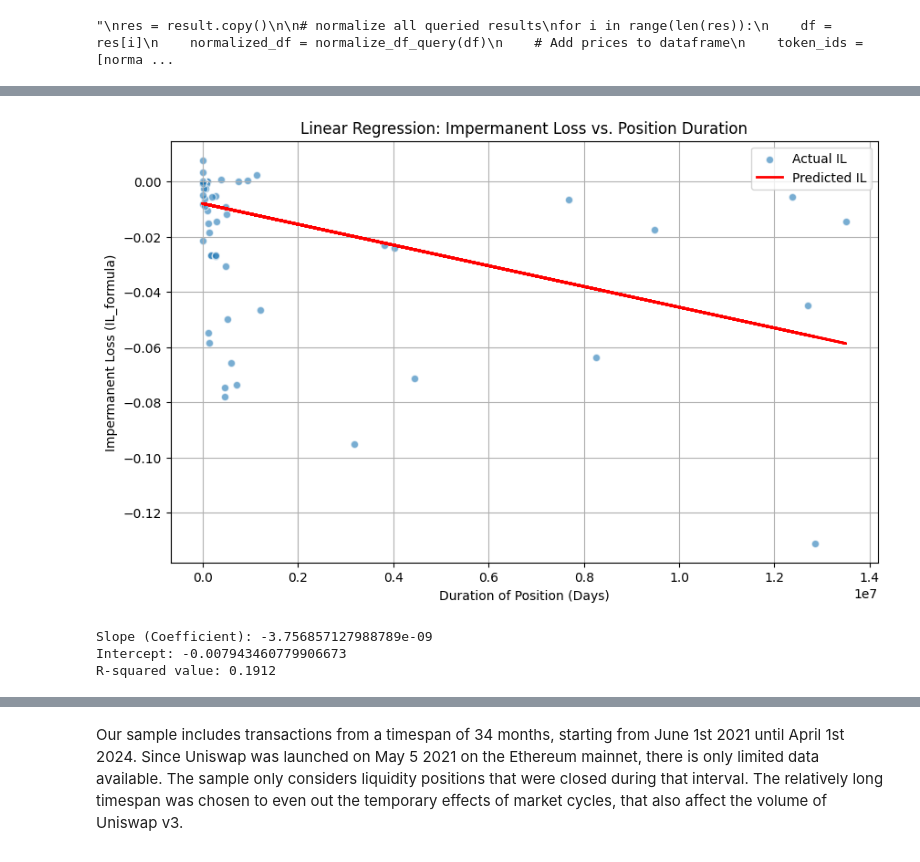
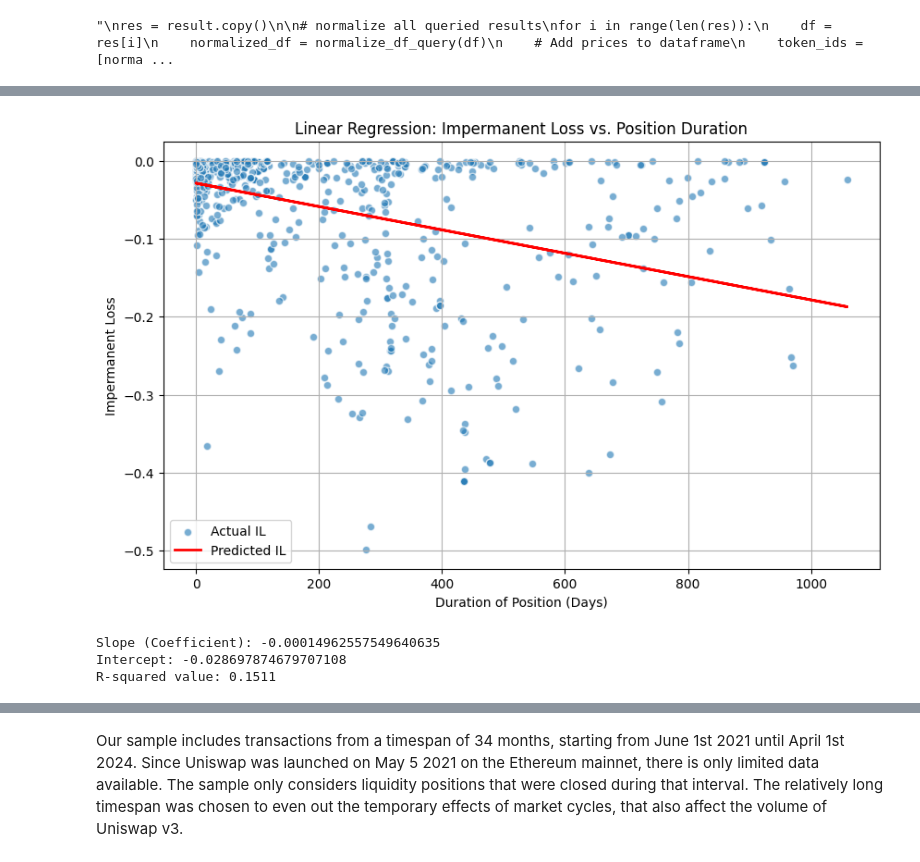
Before and after one commit to Thanos002/IL_Measurement, a Jupyter notebook: IL_Data_Extraction.ipynb, the cells around one changed output, grey strips where cells are left out. Cells and saved outputs as stored; diff of their text form; code cells hidden in the pictures.

```diff
--- a/IL_Data_Extraction.ipynb
+++ b/IL_Data_Extraction.ipynb
@@ -674,6 +737,6 @@ for i in range(len(res)):
 # %% [output]
 "\nres = result.copy()\n\n# normalize all queried results\nfor i in range(len(res)):\n    df = res[i]\n    normalized_df = normalize_df_query(df)\n    # Add prices to dataframe\n    token_ids = [norma ...
 # %%
-shortened_pools = {key: value.head(10) for key, value in pool_id_database.items()}
+shortened_pools = {key: value.head(100) for key, value in pool_id_database.items()}
 print(shortened_pools)
 # %% [output]
@@ -870,0 +1194,26 @@ plt.show()
+# %%
+risky_combined_df['weightedDurationDays'] = risky_combined_df['weightedDurationSeconds'] / (3600 * 24)
+
+less_than_1_day = risky_combined_df[risky_combined_df['weightedDurationDays'] < 1]
+between_2_and_28_days = risky_combined_df[(risky_combined_df['weightedDurationDays'] >= 2) & (risky_combined_df['weightedDurationDays'] <= 28)]
+more_than_28_days = risky_combined_df[risky_combined_df['weightedDurationDays'] > 28]
+
+fig, axes = plt.subplots(nrows=1, ncols=3, figsize=(18, 6))
+
+axes[0].hist(less_than_1_day['IL_final'], bins=30, color='blue', alpha=0.7, density=True, range=(-0.5, 0))
+axes[0].set_title('Duration < 1 Day')
+axes[0].set_xlabel('IL (%)')
+axes[0].set_ylabel('Proability Density')
+
+axes[1].hist(between_2_and_28_days['IL_final'], bins=30, color='green', alpha=0.7, density=True, range=(-0.5, 0))
+axes[1].set_title('Duration 2 to 28 Days')
+axes[1].set_xlabel('IL (%')
+axes[1].set_ylabel('Proability Density')
+
+axes[2].hist(more_than_28_days['IL_final'], bins=30, color='red', alpha=0.7, density=True, range=(-0.5, 0))
+axes[2].set_title('Duration > 28 Days')
+axes[2].set_xlabel('IL (%)')
+axes[2].set_ylabel('Proability Density')
+
+plt.tight_layout()
+plt.show()
@@ -871,36 +1259,30 @@ plt.show()
 # %%
 from sklearn.linear_model import LinearRegression
 
-# Prepare the features (X) and the target (y)
-X = combined_df[['weightedDurationSeconds']]  # features need to be 2D for sklearn
-y = combined_df['IL_final']  # target
+X = risky_combined_df[['weightedDurationDays']]  # features need to be 2D
+y = risky_combined_df['IL_initial']
 
-# Create a linear regression model
 model = LinearRegression()
 model.fit(X, y)
+risky_combined_df['predicted_IL'] = model.predict(X)
 
-# Make predictions
-combined_df['predicted_IL'] = model.predict(X)
-
-# Plotting
 plt.figure(figsize=(10, 6))
 plt.scatter(X, y, alpha=0.6, edgecolors='w', label='Actual IL')
-plt.plot(X, combined_df['predicted_IL'], color='red', linewidth=2, label='Predicted IL')
+plt.plot(X, risky_combined_df['predicted_IL'], color='red', linewidth=2, label='Predicted IL')
 plt.title('Linear Regression: Impermanent Loss vs. Position Duration')
 plt.xlabel('Duration of Position (Days)')
-plt.ylabel('Impermanent Loss (IL_formula)')
+plt.ylabel('Impermanent Loss')
 plt.legend()
 plt.grid(True)
 plt.show()
 
-# Print the coefficients
 print("Slope (Coefficient):", model.coef_[0])
 print("Intercept:", model.intercept_)
 
 r_squared = model.score(X, y)
 print(f'R-squared value: {r_squared:.4f}')
 # %% [output]
-[figure, old version]
+[figure, new version]
-Slope (Coefficient): -3.756857127988789e-09
-Intercept: -0.007943460779906673
-R-squared value: 0.1912
+Slope (Coefficient): -0.00014962557549640635
+Intercept: -0.028697874679707108
+R-squared value: 0.1511
```
Also changed, not shown: parts of 20 cells of this notebook, 37 other files.
